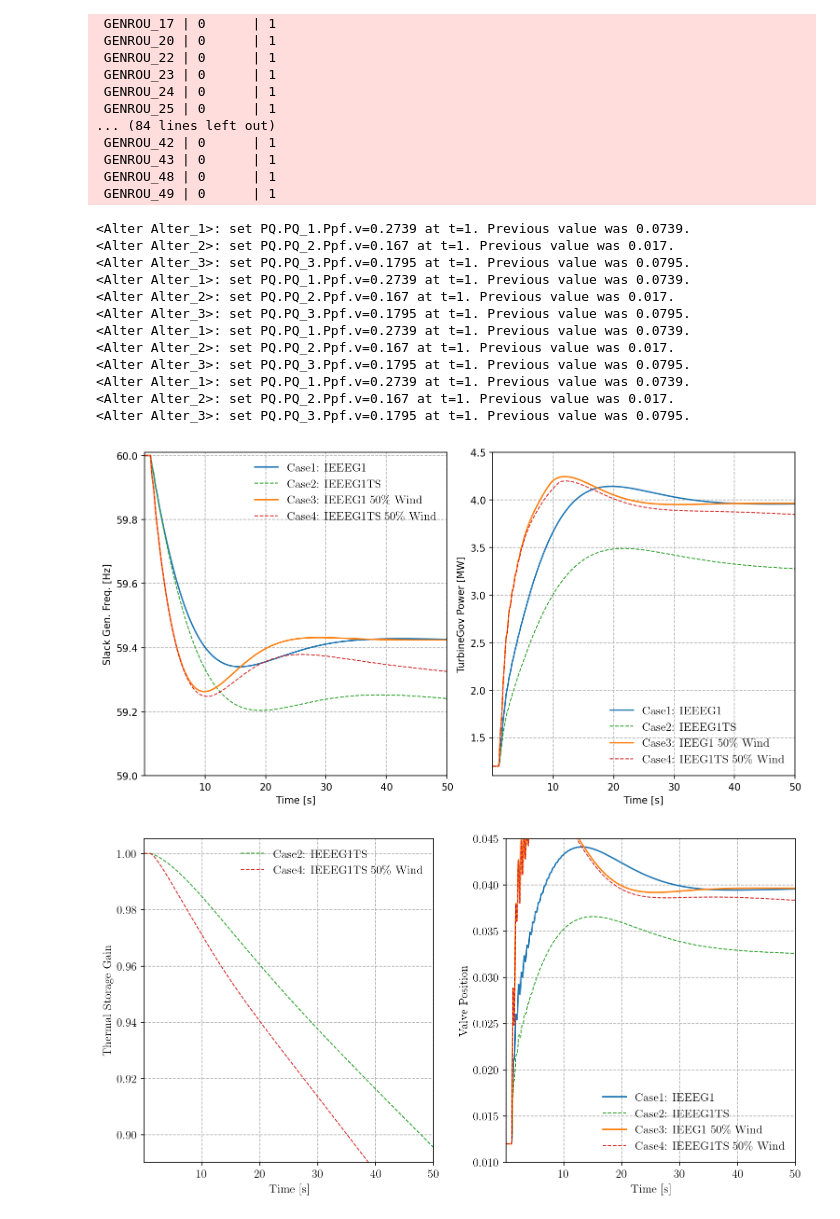
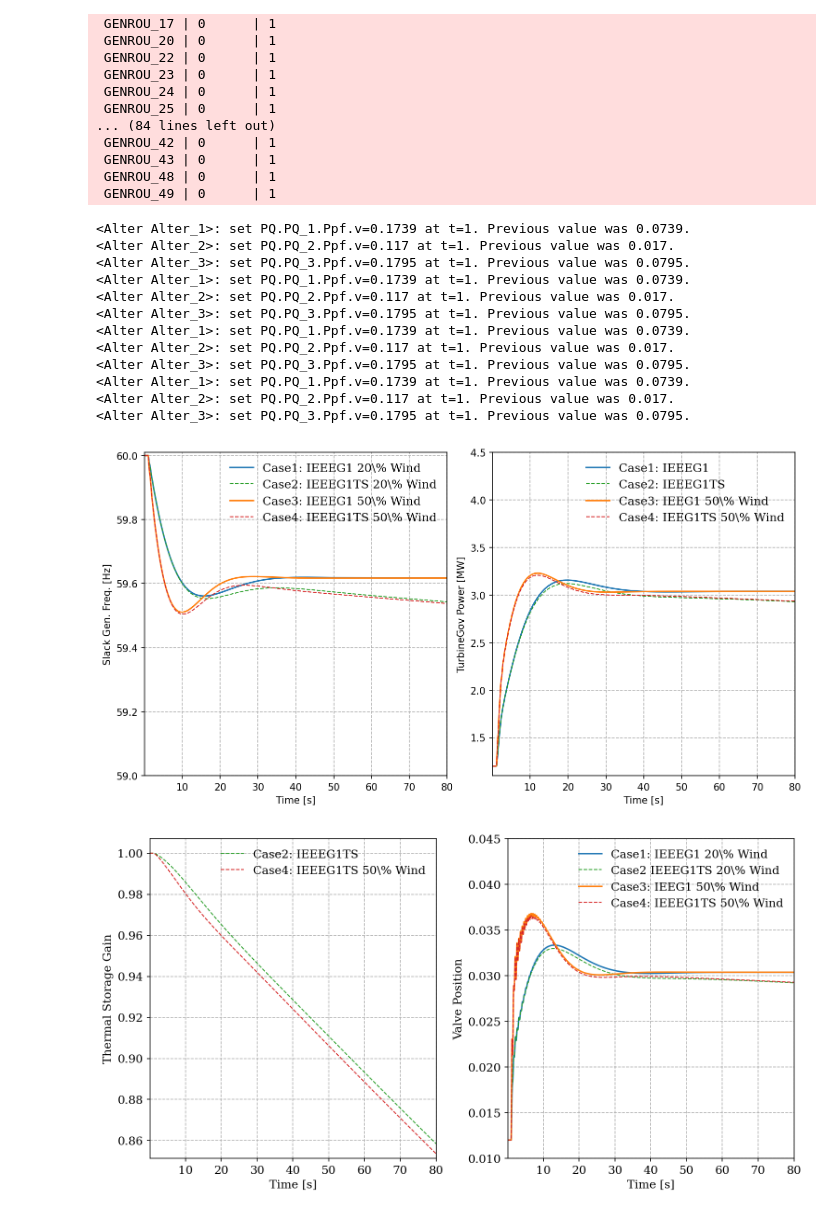
Before and after one commit to jinningwang/thermal_inertia, a Jupyter notebook: CaseStudy.ipynb, the cells around one changed output. Cells and saved outputs as stored; diff of their text form; code cells hidden in the pictures.

Commit message:
Rerun CaseStudy

```diff
--- a/CaseStudy.ipynb
+++ b/CaseStudy.ipynb
@@ -118,23 +118,23 @@ GENROU (vf range) out of typical lower limit.
 # %%
 for ss in [s1, s2, s3, s4]:
 
-    ss.TDS.config.tf = 50
+    ss.TDS.config.tf = 80
     ss.TDS.config.criteria = 0
     ss.TDS.config.no_tqdm = True
 
     ss.TDS.run()
 # %% [output]
-<Alter Alter_1>: set PQ.PQ_1.Ppf.v=0.2739 at t=1. Previous value was 0.0739.
-<Alter Alter_2>: set PQ.PQ_2.Ppf.v=0.167 at t=1. Previous value was 0.017.
+<Alter Alter_1>: set PQ.PQ_1.Ppf.v=0.1739 at t=1. Previous value was 0.0739.
+<Alter Alter_2>: set PQ.PQ_2.Ppf.v=0.117 at t=1. Previous value was 0.017.
 <Alter Alter_3>: set PQ.PQ_3.Ppf.v=0.1795 at t=1. Previous value was 0.0795.
-<Alter Alter_1>: set PQ.PQ_1.Ppf.v=0.2739 at t=1. Previous value was 0.0739.
-<Alter Alter_2>: set PQ.PQ_2.Ppf.v=0.167 at t=1. Previous value was 0.017.
+<Alter Alter_1>: set PQ.PQ_1.Ppf.v=0.1739 at t=1. Previous value was 0.0739.
+<Alter Alter_2>: set PQ.PQ_2.Ppf.v=0.117 at t=1. Previous value was 0.017.
 <Alter Alter_3>: set PQ.PQ_3.Ppf.v=0.1795 at t=1. Previous value was 0.0795.
-<Alter Alter_1>: set PQ.PQ_1.Ppf.v=0.2739 at t=1. Previous value was 0.0739.
-<Alter Alter_2>: set PQ.PQ_2.Ppf.v=0.167 at t=1. Previous value was 0.017.
+<Alter Alter_1>: set PQ.PQ_1.Ppf.v=0.1739 at t=1. Previous value was 0.0739.
+<Alter Alter_2>: set PQ.PQ_2.Ppf.v=0.117 at t=1. Previous value was 0.017.
 <Alter Alter_3>: set PQ.PQ_3.Ppf.v=0.1795 at t=1. Previous value was 0.0795.
-<Alter Alter_1>: set PQ.PQ_1.Ppf.v=0.2739 at t=1. Previous value was 0.0739.
-<Alter Alter_2>: set PQ.PQ_2.Ppf.v=0.167 at t=1. Previous value was 0.017.
+<Alter Alter_1>: set PQ.PQ_1.Ppf.v=0.1739 at t=1. Previous value was 0.0739.
+<Alter Alter_2>: set PQ.PQ_2.Ppf.v=0.117 at t=1. Previous value was 0.017.
 <Alter Alter_3>: set PQ.PQ_3.Ppf.v=0.1795 at t=1. Previous value was 0.0795.
 # %%
 plt.style.use('default')
@@ -147,31 +147,30 @@ _ = s1.TDS.plt.plot(s1.GENROU.omega,
                     a=a,
                     ymin=fmin, ymax=fmax,
                     ytimes=s1.config.freq,
-                    show=False, grid=True,
+                    show=False, grid=True, latex=False,
                     line_width=1.5,
                     ylabel='Slack Gen. Freq. [Hz]',
-                    yheader=['Case1: IEEEG1'],
+                    yheader=[r'Case1: IEEEG1 20\% Wind'],
                     fig=fig, ax=ax[0])
 _ = s2.TDS.plt.plot(s2.GENROU.omega,
                     a=a,
                     ytimes=s2.config.freq,
-                    # hline=[59.527],
-                    show=False,
-                    yheader=['Case2: IEEEG1TS'],
+                    show=False, latex=False,
+                    yheader=[r'Case2: IEEEG1TS 20\% Wind'],
                     linestyles=['--'],
                     color=['tab:green'],
                     fig=fig, ax=ax[0],)
 _ = s3.TDS.plt.plot(s3.GENROU.omega,
                     a=a,
                     ytimes=s3.config.freq,
-                    show=False,
+                    show=False, latex=False,
                     line_width=1.5,
                     yheader=[r'Case3: IEEEG1 50\% Wind'],
                     fig=fig, ax=ax[0],)
 _ = s4.TDS.plt.plot(s4.GENROU.omega,
                     a=a,
                     ytimes=s4.config.freq,
-                    show=False, grid=True,
+                    show=False, latex=False,
                     yheader=[r'Case4: IEEEG1TS 50\% Wind'],
                     color=['tab:red'],
                     linestyles=['--'],
@@ -181,38 +180,38 @@ a = (0,)
 tmin, tmax = 1.1, 4.5
 _ = s1.TDS.plt.plot(s1.IEEEG1.pout,
                     a=a,
                     ytimes=s1.config.mva,
                     ymin=tmin, ymax=tmax,
-                    show=False, grid=True,
+                    show=False, grid=True, latex=False,
                     ylabel='TurbineGov Power [MW]',
                     line_width=1.5,
                     yheader=['Case1: IEEEG1'],
                     fig=fig, ax=ax[1],)
 _ = s2.TDS.plt.plot(s2.IEEEG1TS.pout,
                     a=a,
                     ytimes=s2.config.mva,
-                    show=False,
+                    show=False, latex=False,
                     yheader=['Case2: IEEEG1TS'],
                     linestyles=['--'],
                     color=['tab:green'],
                     fig=fig, ax=ax[1],)
 _ = s3.TDS.plt.plot(s3.IEEEG1.pout,
                     a=a,
                     ytimes=s2.config.mva,
-                    show=False,
+                    show=False, latex=False,
                     line_width=1.5,
                     yheader=[r'Case3: IEEG1 50\% Wind'],
                     fig=fig, ax=ax[1],)
 _ = s4.TDS.plt.plot(s4.IEEEG1TS.pout,
                     a=a,
                     ytimes=s2.config.mva,
-                    show=False,
+                    show=False, latex=False,
                     yheader=[r'Case4: IEEG1TS 50\% Wind'],
                     color=['tab:red'],
                     linestyles=['--'],
                     fig=fig, ax=ax[1],)
 # %% [output]
-[figure, old version]
+[figure, new version]
 # %%
 fig1, ax1 = plt.subplots(1, 2, figsize=(12, 6), dpi=150)
 plt.subplots_adjust(wspace=0.25)
@@ -221,7 +220,7 @@ a = (0,)
 _ = s2.TDS.plt.plot(s2.IEEEG1TS.TS.y,
                     a=a,
                     ycalc=lambda x: 1 - x,
-                    show=False, grid=True,
+                    show=False, grid=True, latex=False,
                     ylabel='Thermal Storage Gain',
                     yheader=['Case2: IEEEG1TS'],
                     linestyles=['--'],
@@ -231,7 +230,7 @@ _ = s2.TDS.plt.plot(s2.IEEEG1TS.TS.y,
 _ = s4.TDS.plt.plot(s4.IEEEG1TS.TS.y,
                     a=a,
                     ycalc=lambda x: 1 - x,
-                    show=False,
+                    show=False, latex=False,
                     yheader=[r'Case4: IEEEG1TS 50\% Wind'],
                     color=['tab:red'],
                     linestyles=['--'],
@@ -240,32 +239,32 @@ _ = s4.TDS.plt.plot(s4.IEEEG1TS.TS.y,
 a = (0,)
 _ = s1.TDS.plt.plot(s1.IEEEG1.GV,
                     a=a,
-                    show=False, grid=True,
+                    show=False, grid=True, latex=False,
                     ymin=0.01, ymax=0.045,
                     line_width=1.5,
                     ylabel='Valve Position',
-                    yheader=['Case1: IEEEG1'],
+                    yheader=[r'Case1: IEEEG1 20\% Wind'],
                     fig=fig1, ax=ax1[1])
 _ = s2.TDS.plt.plot(s2.IEEEG1TS.GV,
                     a=a,
-                    show=False, grid=True,
-                    yheader=['Case2: IEEEG1TS'],
+                    show=False, latex=False,
+                    yheader=[r'Case2 IEEEG1TS 20\% Wind'],
                     linestyles=['--'],
                     color=['tab:green'],
                     style='default',
                     fig=fig1, ax=ax1[1])
 _ = s3.TDS.plt.plot(s3.IEEEG1.GV,
                     a=a,
-                    show=False,
+                    show=False, latex=False,
                     line_width=1.5,
                     yheader=[r'Case3: IEEG1 50\% Wind'],
                     fig=fig1, ax=ax1[1])
 _ = s4.TDS.plt.plot(s4.IEEEG1TS.GV,
                     a=a,
-                    show=False,
+                    show=False, latex=False,
                     yheader=[r'Case4: IEEEG1TS 50\% Wind'],
                     color=['tab:red'],
                     linestyles=['--'],
                     fig=fig1, ax=ax1[1])
 # %% [output]
-[figure, old version]
+[figure, new version]
```
Also changed, not shown: parts of 2 cells of this notebook.
